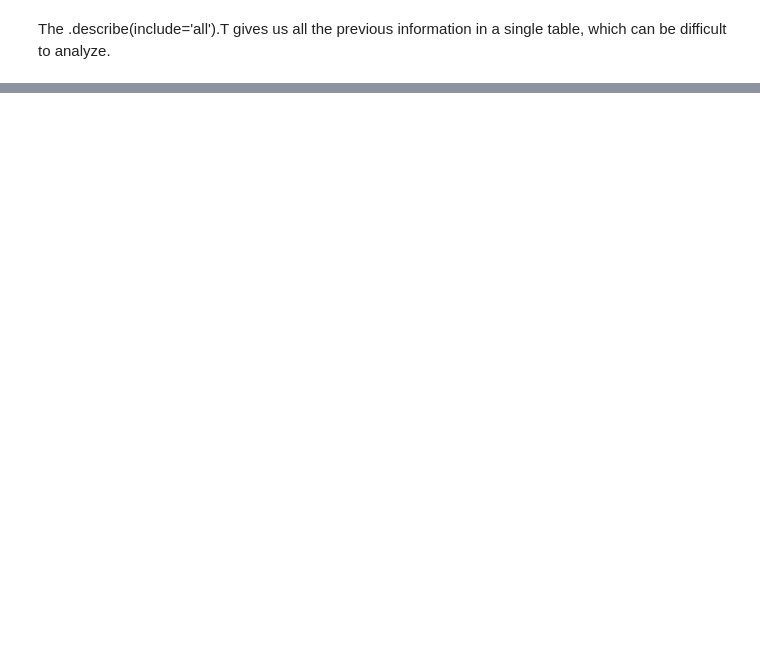
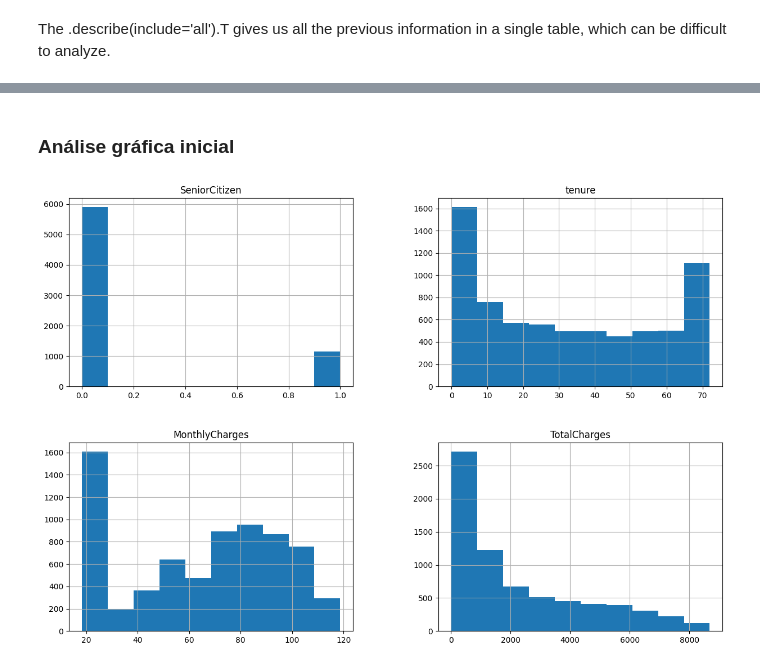
Before and after one commit to vinicius-mattoso/MVP_Sprint_Analise_de_Dados, a Jupyter notebook: MVP_Sprint_Analise_de_Dados_Notebook_Churn.ipynb, the cells around one changed output, grey strips where cells are left out. Saved outputs shown, nothing was run; the diff lists cells and outputs as text; code cells hidden in the pictures; blank space fills up the shorter version.

```diff
--- a/MVP_Sprint_Analise_de_Dados_Notebook_Churn.ipynb
+++ b/MVP_Sprint_Analise_de_Dados_Notebook_Churn.ipynb
@@ -149 +192,9 @@ data.describe(include='all').T
 | Churn | 7043 | 2 | No | 5174 | NaN | NaN | NaN | NaN | NaN | NaN | NaN |
+# %% [markdown]
+### Análise gráfica inicial
+# %%
+# Histograma
+data.hist(figsize = (15,10))
+plt.show()
+# %% [output]
+[figure, added]
```
Also changed, not shown: parts of 21 cells of this notebook.
